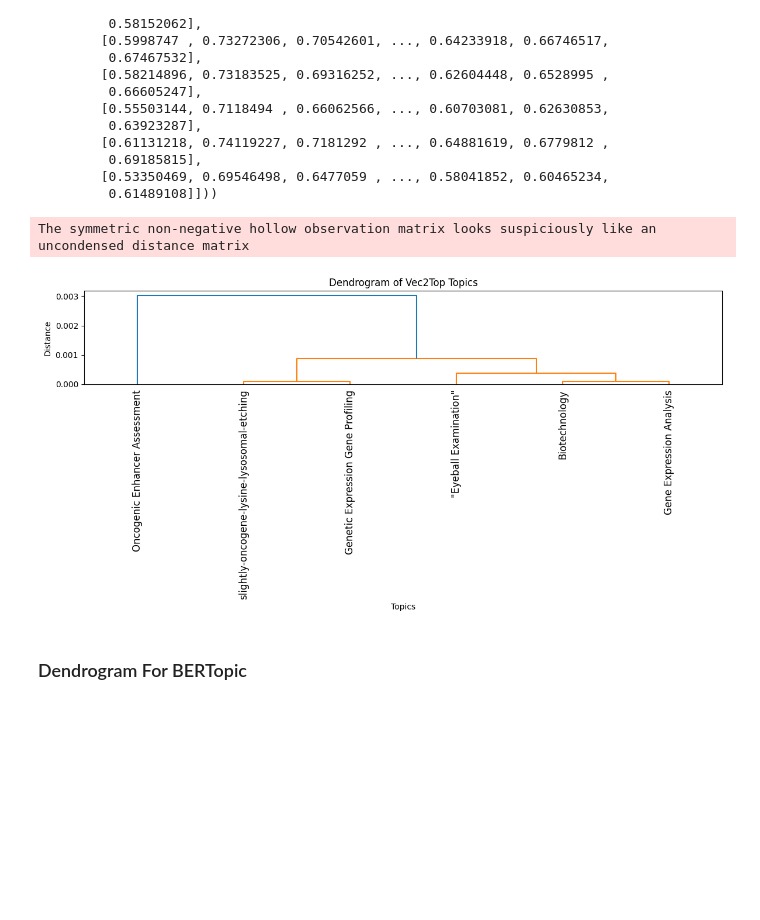
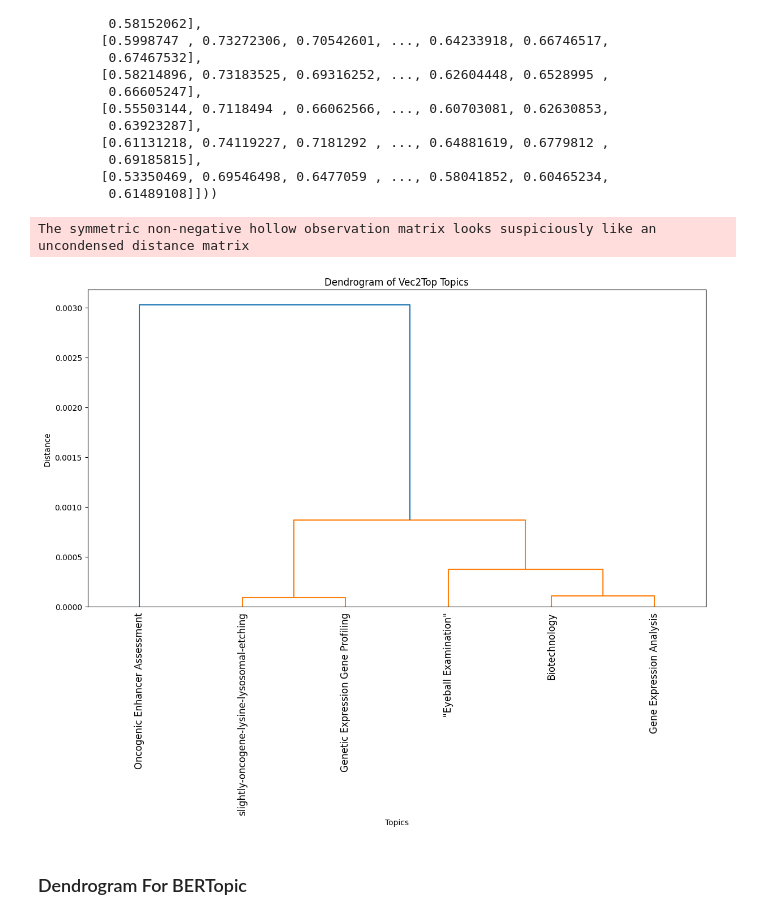
Before and after one commit to raz0208/Embedding-Analysis-and-Topic-Clustring, a Jupyter notebook: TopicModelling/EmbeddingsAnalysis_TopicClustering_ModernBERT.ipynb, the cells around one changed output. Saved outputs shown, nothing was run; the diff lists cells and outputs as text; code cells hidden in the pictures; blank space fills up the shorter version.

```diff
--- a/TopicModelling/EmbeddingsAnalysis_TopicClustering_ModernBERT.ipynb
+++ b/TopicModelling/EmbeddingsAnalysis_TopicClustering_ModernBERT.ipynb
@@ -377,3 +377,6 @@ from turftopic.namers import LLMTopicNamer
 # %%
 namer = LLMTopicNamer("HuggingFaceTB/SmolLM2-1.7B-Instruct")
 model.rename_topics(namer)
+# %%
+renamed_topics = model.topic_names
+renamed_topics
@@ -418,8 +428,8 @@ namer = LLMTopicNamer(
 )
 model1.rename_topics(namer)
 # %%
-renamed_topics = model1.topic_names
-renamed_topics
+renamed_topics1 = model1.topic_names
+renamed_topics1
 # %% [output]
 ['Fibrinogen Dysregulation in Dogs',
  'Personalized Health Outcomes Using Machine Learning in Medical Research',
@@ -459,7 +469,7 @@ from sklearn.metrics.pairwise import cosine_distances
 import matplotlib.pyplot as plt
 # %%
 # Extract topic names and embeddings from the model
-topic_names = model.topic_names
+topic_names = renamed_topics
 topic_embeddings = topic_data.topic_term_matrix  # shape: (num_topics, vocab_size)
 
 topic_names, topic_embeddings
@@ -485,24 +495,33 @@ topic_names, topic_embeddings
 # %%
 # Optional: use document_topic_matrix if you'd rather visualize topics by their document composition
 # topic_embeddings = model.document_topic_matrix.T  # shape: (num_topics, num_documents)
 
 # Compute pairwise cosine distance matrix
 distance_matrix = cosine_distances(topic_embeddings)
 
 # Perform hierarchical clustering
 linkage_matrix = linkage(distance_matrix, method='ward')  # 'ward' works better with Euclidean, use 'average' for cosine
 
+# # Plot the dendrogram
+# plt.figure(figsize=(12, 6))
+# dendrogram(linkage_matrix, labels=[f"Topic {i}" for i in range(len(topic_names))], leaf_rotation=90)
+# plt.title("Dendrogram of Vec2Top Topics")
+# plt.xlabel("Topics")
+# plt.ylabel("Distance")
+# plt.tight_layout()
+# plt.show()
+
 # Plot the dendrogram
-plt.figure(figsize=(12, 6))
+plt.figure(figsize=(12, 10))
 dendrogram(linkage_matrix, labels=topic_names, leaf_rotation=90)
 plt.title("Dendrogram of Vec2Top Topics")
 plt.xlabel("Topics")
 plt.ylabel("Distance")
 plt.tight_layout()
 plt.show()
 # %% [output]
 The symmetric non-negative hollow observation matrix looks suspiciously like an uncondensed distance matrix
-[figure, old version]
+[figure, new version]
 # %% [markdown]
 ### Dendrogram For BERTopic
 # %%
```
Also changed, not shown: parts of 3 cells of this notebook.
